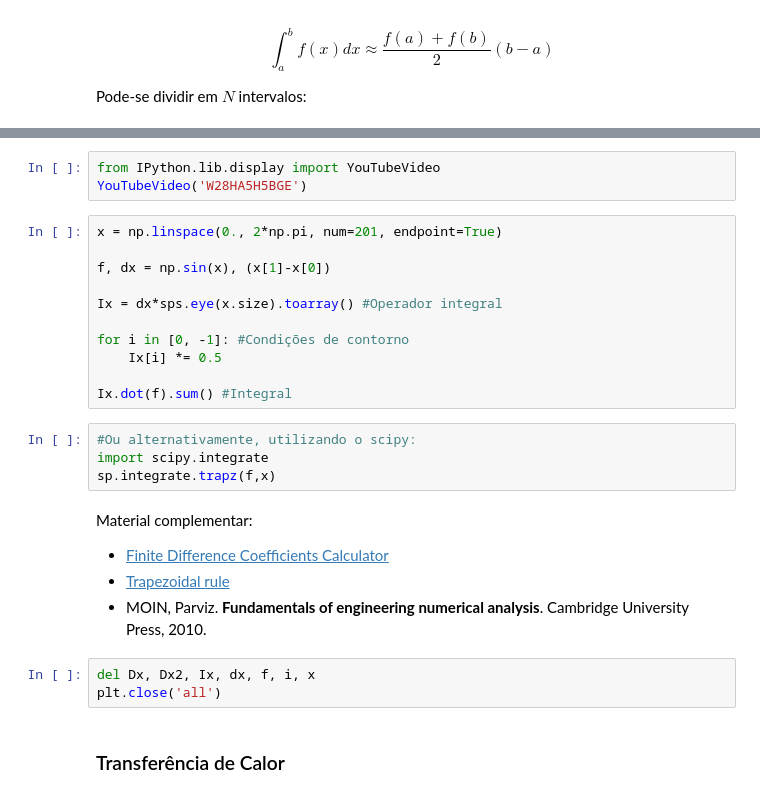
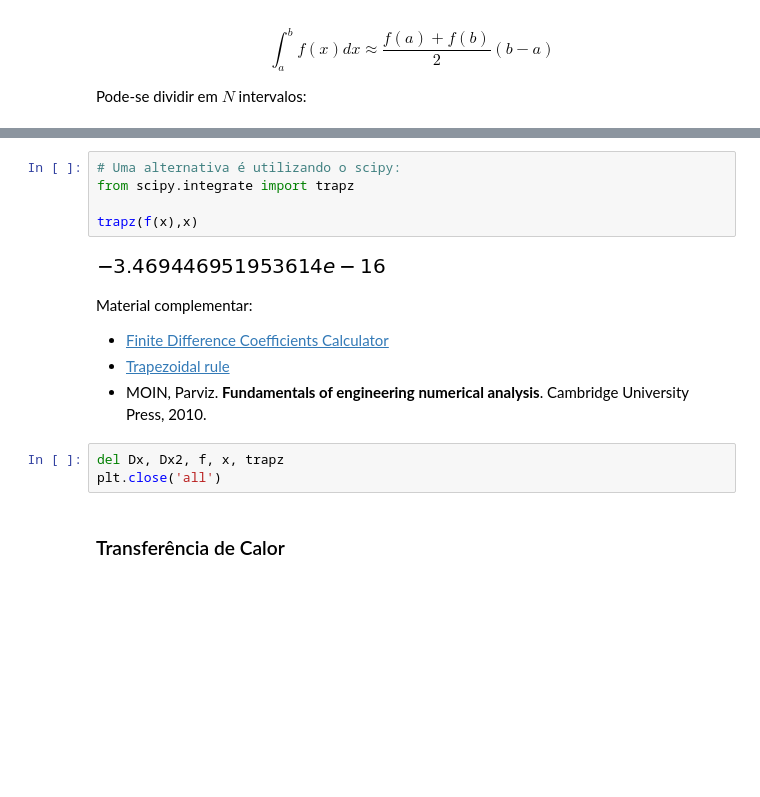
Before and after one commit to fschuch/Python-Transferencia-de-Calor, a Jupyter notebook: aula.ipynb, the cells around one changed output, grey strips where cells are left out. Cells and saved outputs as stored; diff of their text form; blank space fills up the shorter version.

```diff
--- a/aula.ipynb
+++ b/aula.ipynb
@@ -511,28 +567,17 @@ Podemos observer como o erro do método decai com o aumento do número de pontos
-# %%
-from IPython.lib.display import YouTubeVideo
-YouTubeVideo('W28HA5H5BGE')
-# %%
-x = np.linspace(0., 2*np.pi, num=201, endpoint=True)
-
-f, dx = np.sin(x), (x[1]-x[0])
-
-Ix = dx*sps.eye(x.size).toarray() #Operador integral
-
-for i in [0, -1]: #Condições de contorno
-    Ix[i] *= 0.5
-
-Ix.dot(f).sum() #Integral
 # %%
-#Ou alternativamente, utilizando o scipy:
-import scipy.integrate
-sp.integrate.trapz(f,x)
+# Uma alternativa é utilizando o scipy:
+from scipy.integrate import trapz
+
+trapz(f(x),x)
+# %% [output]
+[figure, added]
 # %% [markdown]
 Material complementar:
 * [Finite Difference Coefficients Calculator](http://web.media.mit.edu/~crtaylor/calculator.html)
 * [Trapezoidal rule](https://en.wikipedia.org/wiki/Trapezoidal_rule)
 * MOIN, Parviz. **Fundamentals of engineering numerical analysis**. Cambridge University Press, 2010.
 # %%
-del Dx, Dx2, Ix, dx, f, i, x
+del Dx, Dx2, f, x, trapz
 plt.close('all')
 # %% [markdown]
 ### Transferência de Calor
```
Also changed, not shown: parts of 29 cells of this notebook.
